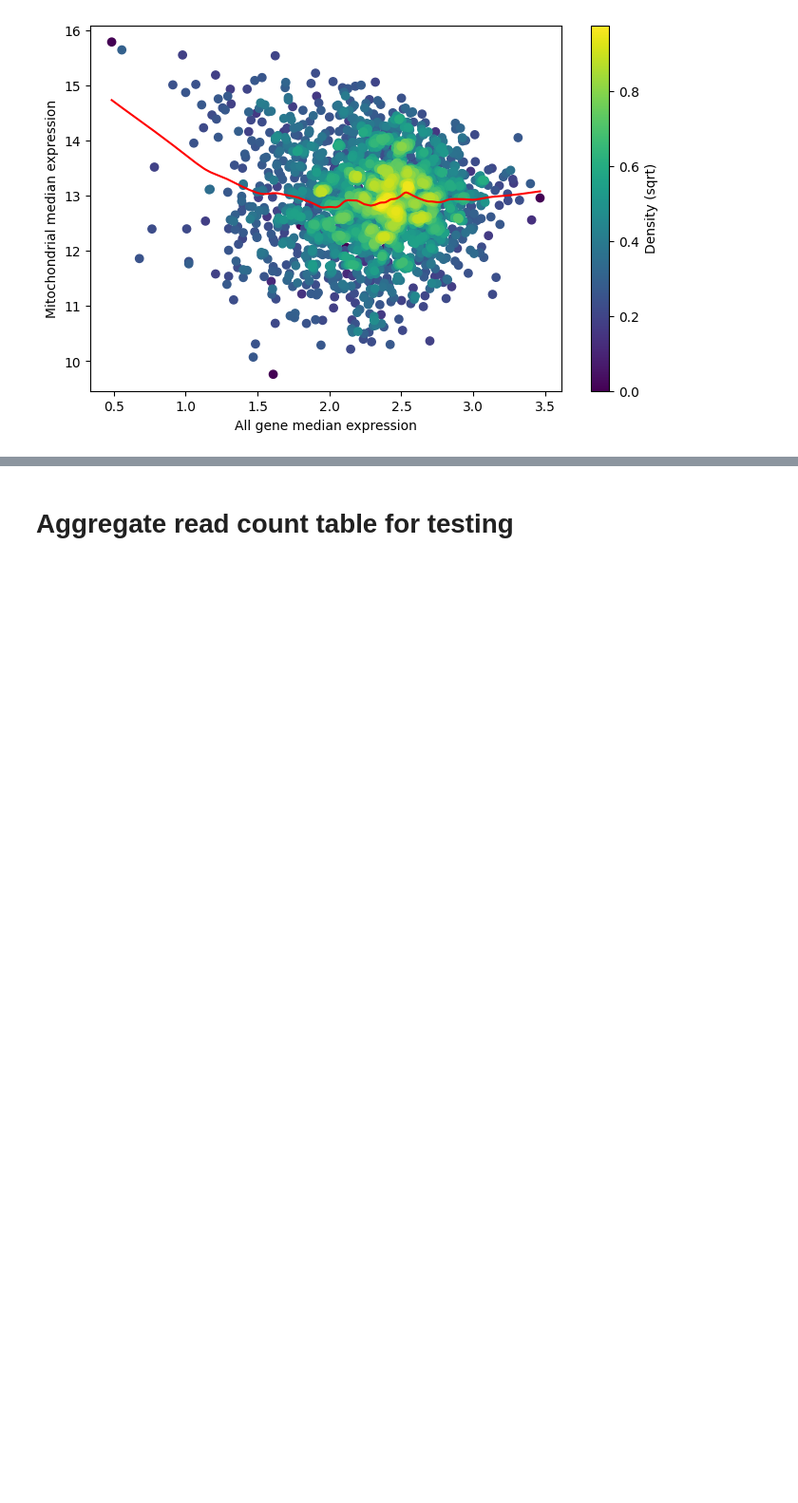
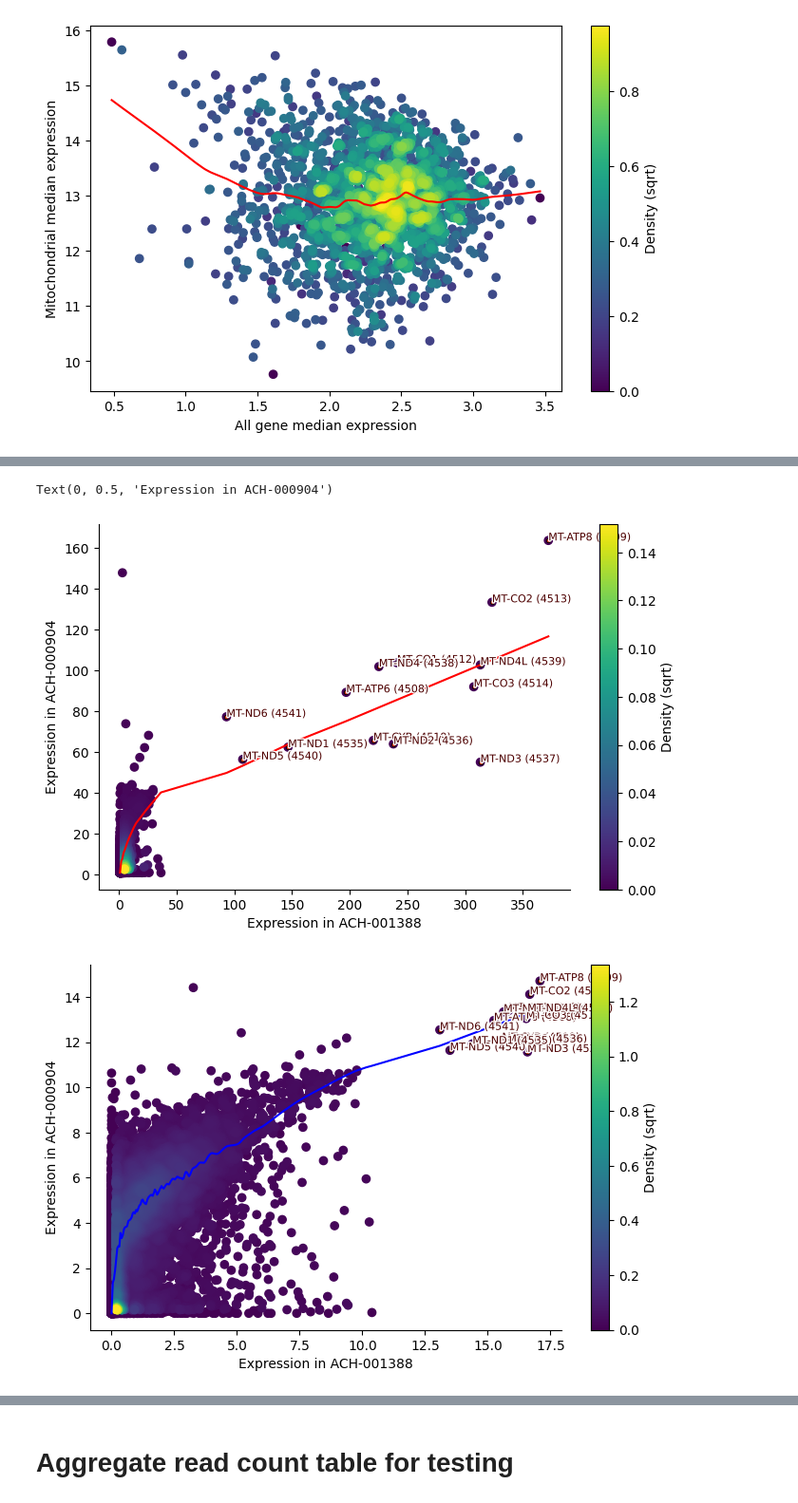
Before and after one commit to broadinstitute/depmap_omics, a Jupyter notebook: ccle_tasks/00_RNA_tpm_chrm.ipynb, the cells around one changed output, grey strips where cells are left out. Shown at 95% size. Drawn from its saved outputs; the diff is of its cells as text; code cells hidden in the pictures; blank space fills up the shorter version.

```diff
--- a/ccle_tasks/00_RNA_tpm_chrm.ipynb
+++ b/ccle_tasks/00_RNA_tpm_chrm.ipynb
@@ -604,3 +652,37 @@ Text(0, 0.5, 'Expression in ACH-000904')
+# %%
+fig, ax = plt.subplots()
+fig.set_size_inches(8, 5)
+
+highest_sample = OmicsExpressionGenesExpectedCountModel_tpm_sqrt.loc['ACH-001388', :]
+lowest_sample = OmicsExpressionGenesExpectedCountModel_tpm_sqrt.loc['ACH-000904', :]
+plotting.density_scatter(highest_sample,
+                         lowest_sample, ax=ax,
+                         label_specific=chrM_labels)
+sns.despine()
+
+ax.set_xlabel("Expression in ACH-001388")
+ax.set_ylabel("Expression in ACH-000904")
+#ax[0].set_xlim(0, 18)
+#ax[0].set_ylim(0, 18)
+
+fig, ax = plt.subplots()
+fig.set_size_inches(8, 5)
+highest_sample = OmicsExpressionGenesExpectedCountModel_tpm.loc['ACH-001388', :]
+lowest_sample = OmicsExpressionGenesExpectedCountModel_tpm.loc['ACH-000904', :]
+plotting.density_scatter(highest_sample,
+                         lowest_sample, ax=ax,
+                         trend_line_args={'color': 'b'},
+                         label_specific=chrM_labels)
+sns.despine()
+
+ax.set_xlabel("Expression in ACH-001388")
+ax.set_ylabel("Expression in ACH-000904")
+#ax[1].set_xlim(0, 18)
+#ax[1].set_ylim(0, 18)
+# %% [output]
+Text(0, 0.5, 'Expression in ACH-000904')
+[figure, added]
+[figure, added]
 # %%
 OmicsExpressionGenesExpectedCountModel_tpm_chrM.to_csv("OmicsExpressionGenesExpectedCountModel_tpm_chrM_sqrt.csv")
 # %%
```
Also changed, not shown: parts of 12 cells of this notebook.
